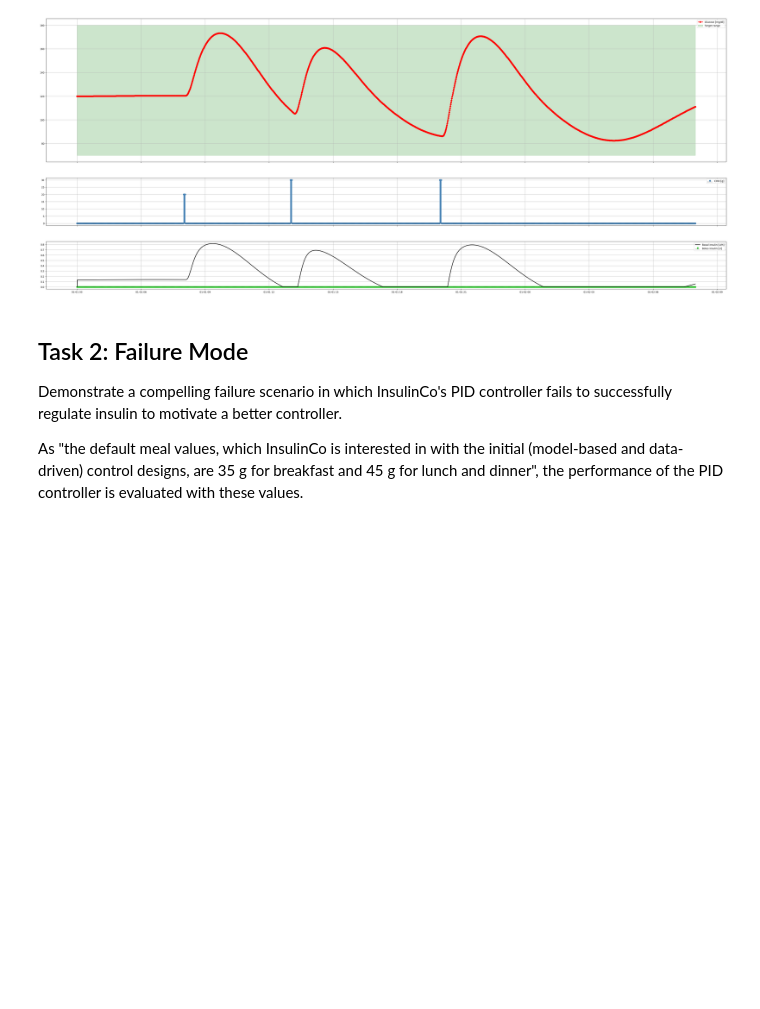
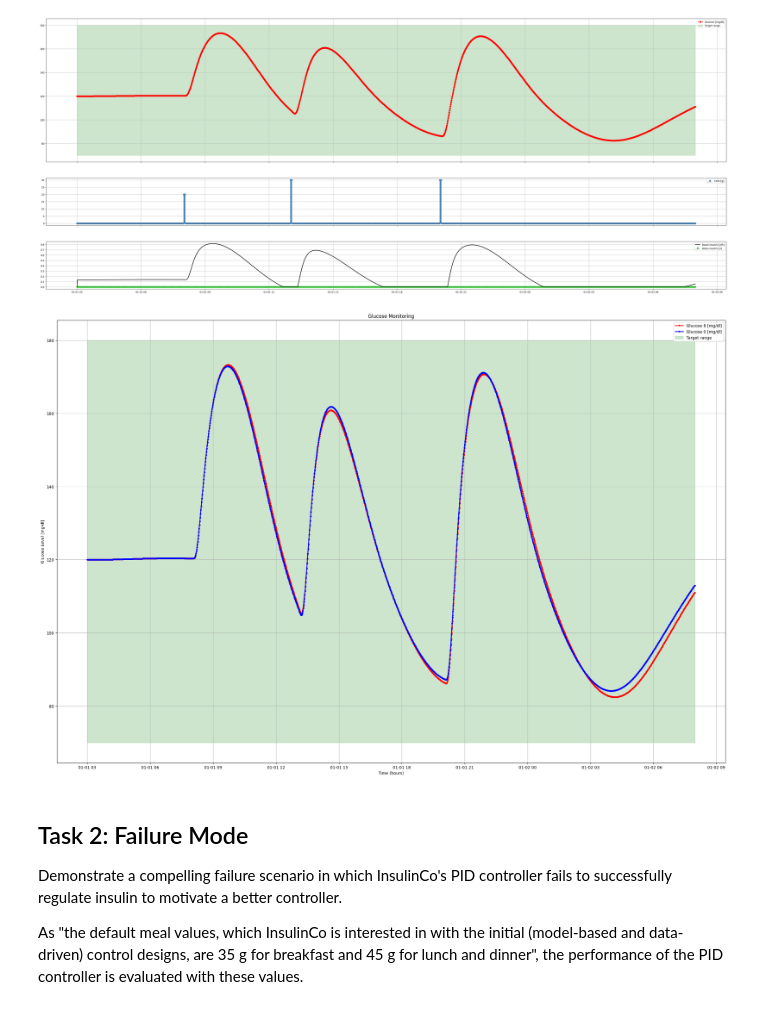
Before and after one commit to Jackmastro/MPC_DeePC_COCO, a Jupyter notebook: COCO2024project.ipynb, the cells around one changed output. Cells and saved outputs as stored; diff of their text form; code cells hidden in the pictures; blank space fills up the shorter version.

```diff
--- a/COCO2024project.ipynb
+++ b/COCO2024project.ipynb
@@ -489,6 +518,40 @@ plot_results(glucose=glucose,insulin_bolus=insulin_bolus, i=i, m=m, time=time)
 {'variability': {'mean_glucose': 122.72326132146536, 'median_glucose': 120.2520740123372, 'std_glucose': 26.72974323899601, 'cv_glucose': 21.780502694578203, 'range_glucose': 90.81435247972851, 'iqr_g ...
 TimeInTarget = 100.0%
 [figure]
+# %%
+# Instatiating PID Controller
+pid_controller0 = PIDController0(Ki=0.0, Kd=0.005, Kp=0.0002)
+
+# Running the simulation
+glucose2, i, insulin_bolus, m, time = simulate(basal_handler=pid_controller0.compute_pid,
+                                              basal_handler_params=basal_handler_params,
+                                              data_given=data_given,
+                                              meal_input_modulation_factor=1)
+
+data2 = glucose_time_vectors_to_dataframe(glucose=glucose2, t=time)
+results2 = agata.analyze_glucose_profile(data2)
+
+import numpy as np
+import matplotlib.pyplot as plt
+fig, ax = plt.subplots()
+fig.set_figheight(20)
+fig.set_figwidth(30)
+
+# Subplot 1: Glucose
+ax.plot(time, glucose, marker='.', color='red', linewidth=2, label='Glucose 8 [mg/dl]')
+ax.plot(time, glucose2, marker='.', color='blue', linewidth=2, label='Glucose 0 [mg/dl]')
+
+ax.fill_between(np.array([time[0], time[-1]]), np.array([70, 70]), np.array([180, 180]), color='green', alpha=0.2, label='Target range')
+
+ax.grid()
+ax.legend()
+ax.set_title('Glucose Monitoring')
+ax.set_xlabel('Time (hours)')
+ax.set_ylabel('Glucose Level [mg/dl]')
+
+plt.show()
+# %% [output]
+[figure, added]
 # %% [markdown]
 ## Task 2: Failure Mode
 
```
Also changed, not shown: parts of 4 cells of this notebook.
